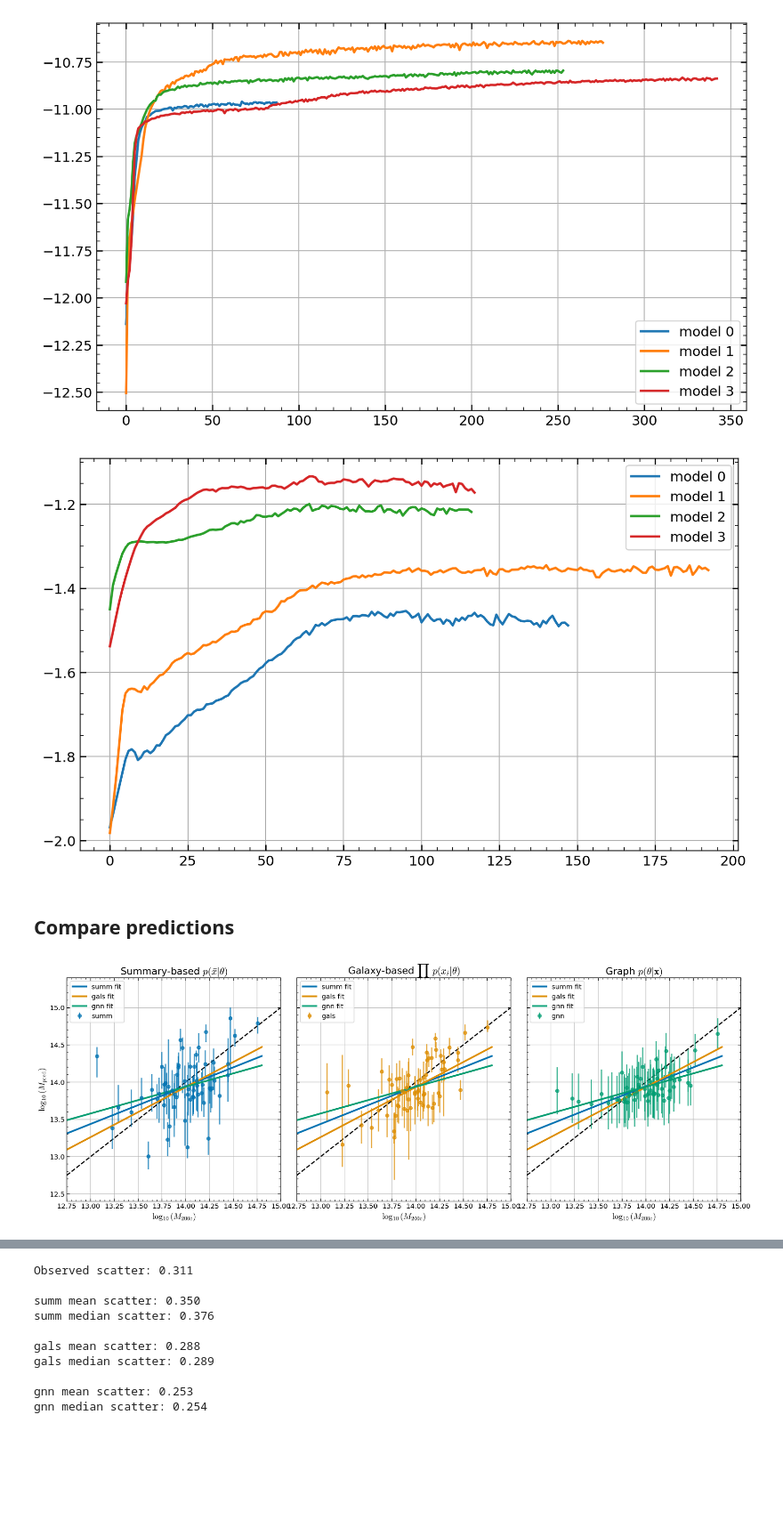
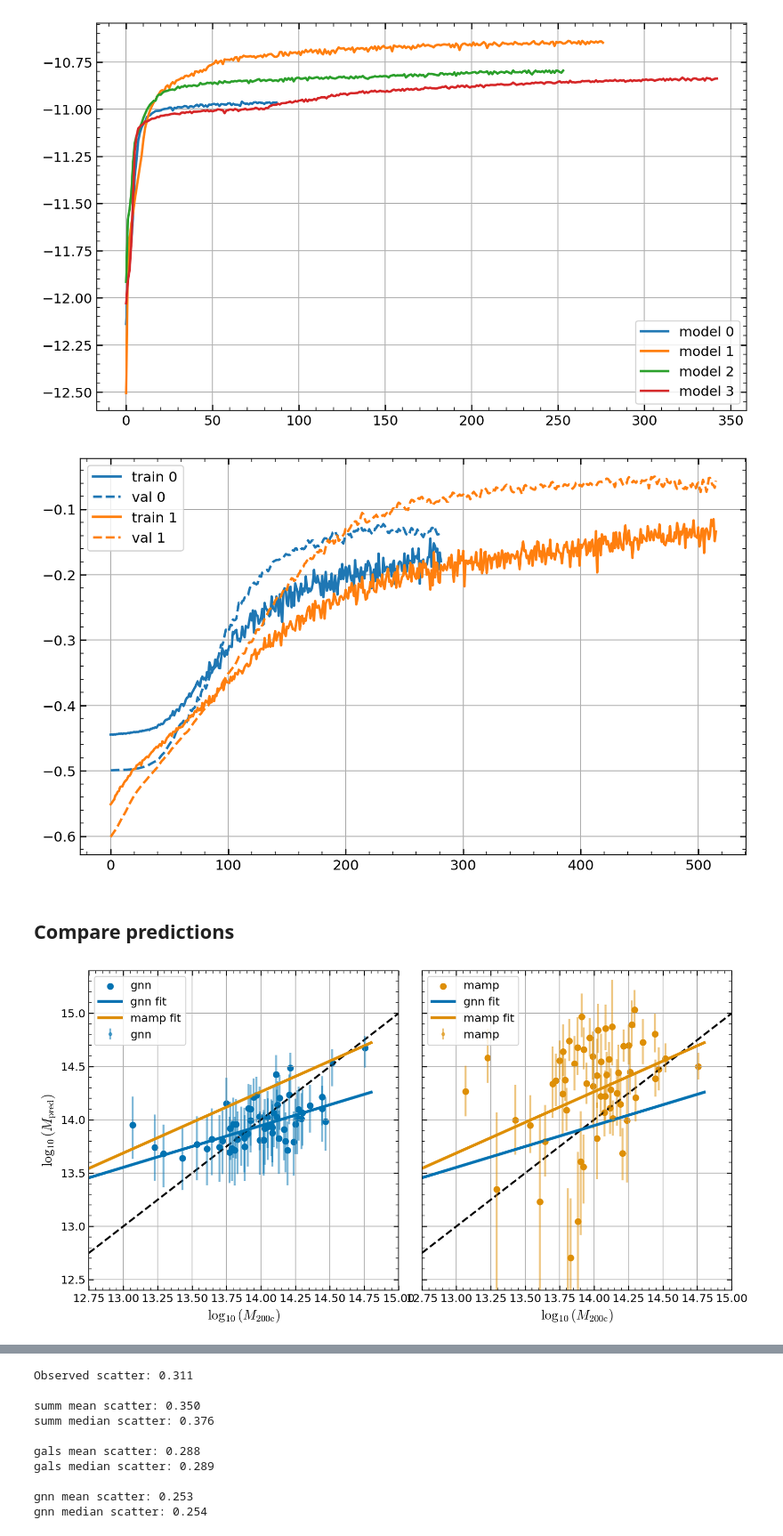
Before and after one commit to maho3/cl-ml-euclid, a Jupyter notebook: test_all.ipynb, the cells around one changed output, grey strips where cells are left out. Shown at 89% size. Drawn from its saved outputs; the diff is of its cells as text; code cells hidden in the pictures; blank space fills up the shorter version.

Commit message:
first run of all models, with 10-fold crossval

```diff
--- a/test_all.ipynb
+++ b/test_all.ipynb
@@ -45,13 +54,15 @@ from tools.plot_tools import binned_plot
 # %% [markdown]
 ## Load data
 # %%
-test = './configs/dat/summ_test.yaml'
-test_loader = StaticNumpyLoader.from_config(test)
-x = test_loader.get_all_data()
-theta = test_loader.get_all_parameters()
+# looking only at dC100 for now
+datadir = './data/processed/AMICOdC100'
+
+x = np.load(join(datadir, 'x_sum_test.npy'))
+theta = np.load(join(datadir, 'theta_batch_test.npy'))
+ids = np.unique(np.load(join(datadir, 'ids_test.npy')))
 Ngal = x[:,-1]
 
-print(x.shape, theta.shape)
+print(x.shape, theta.shape, ids.shape)
 
 
 # prior = Uniform(low=[13.9], high=[14.85])
@@ -92,10 +111,11 @@ modeldir = './saved_models/gnn_npe_dC100/'
 summary = json.load(open(join(modeldir, 'summary.json'), 'r'))
 
 for i, x in enumerate(summary):
-    plt.plot(x['validation_log_probs'], label=f'model {i}')
+    plt.plot(x['training_log_probs'], label=f'train {i}', c=f'C{i}')
+    plt.plot(x['validation_log_probs'], label=f'val {i}', c=f'C{i}', ls='--')
 
 plt.legend();
 
 samples['gnn'] = np.load(join(modeldir, 'posterior_samples.npy'))
 # %% [output]
-[figure, old version]
+[figure, new version]
@@ -106,47 +146,59 @@ samples['gnn'] = np.load(join(modeldir, 'posterior_samples.npy'))
 lrs = {}
 
 for m, samps in samples.items():
+    if m == 'mamp':
+        lr = LinearRegression()
+        lr.fit(theta,samps[:,1])
+        lrs[m] = lr
+        continue
+
+    # all others
     t_ = np.repeat(theta.T, len(samps), axis=0)
-
     lr = LinearRegression()
     lr.fit(t_.flatten()[:,None], samps.flatten())
 
     lrs[m] = lr
 # %%
 Nm = len(samples)
-f, axs = plt.subplots(1, Nm, figsize=(7*Nm,7), sharey=True,
+f, axs = plt.subplots(1, Nm, figsize=(6*Nm,6), sharey=True,
                       gridspec_kw={'wspace':0.075})
 
 colors = sns.color_palette('colorblind', Nm)
 for i, (m, samps) in enumerate(samples.items()):
     ax = axs[i]
 
     ax.plot([12.75,15], [12.75,15], 'k--')
     # plot with error bars
-    median = np.median(samps, axis=0)[:,0]
-    percs = np.percentile(samps, [16,84], axis=0)
+    if m == 'mamp':
+        percs = samps.T
+    else:
+        percs = np.percentile(samps, [16,50,84], axis=0)[...,0]
     x_ = theta[:,0]
-    ax.errorbar(x_, median, yerr=[median-percs[0,:,0], percs[1,:,0]-median],
-                label=m, fmt='o', color=colors[i], alpha=0.75)
+    ax.scatter(x_, percs[1], label=m, color=colors[i])
+
+    ax.errorbar(x_, percs[1], yerr=[percs[1]-percs[0], percs[2]-percs[1]],
+                label=m, fmt='.', color=colors[i], alpha=0.5)
 
     # plot weighted linear regression
     x_ = np.linspace(12.5,14.8,100)
     for j, n in enumerate(samples.keys()):
         ax.plot(x_, lrs[n].predict(x_[:,None]), label=f'{n} fit',
                 color=colors[j], lw=3)
 
     ax.legend()
     ax.set_xlim(12.75,15)
     ax.set_ylim(12.4,15.4)
     ax.set_xlabel(r'$\log_{10}(M_{\rm 200c})$')
     if i==0:
         ax.set_ylabel(r'$\log_{10}(M_{\rm pred})$');
 
-axs[0].set_title(r'Summary-based $p(\bar{x}|\theta)$')
-axs[1].set_title(r'Galaxy-based $\prod\ p(x_i|\theta)$')
-axs[2].set_title(r'Graph $p(\theta|\mathbf{x})$');
+# axs[0].set_title(r'Summary-based $p(\bar{x}|\theta)$')
+# axs[1].set_title(r'Galaxy-based $\prod\ p(x_i|\theta)$')
+# axs[2].set_title(r'Graph $p(\theta|\mathbf{x})$');
+# axs[3].set_title(r'MAMPOSST');
+# f.savefig('images/deepC100_compare.png', dpi=300, bbox_inches='tight')
 # %% [output]
-[figure, old version]
+[figure, new version]
 # %%
 Nm = len(samples)
 f, axs = plt.subplots(1, Nm, figsize=(7*Nm,7), sharey=True,
```
Also changed, not shown: parts of 6 cells of this notebook, 10 other files.
